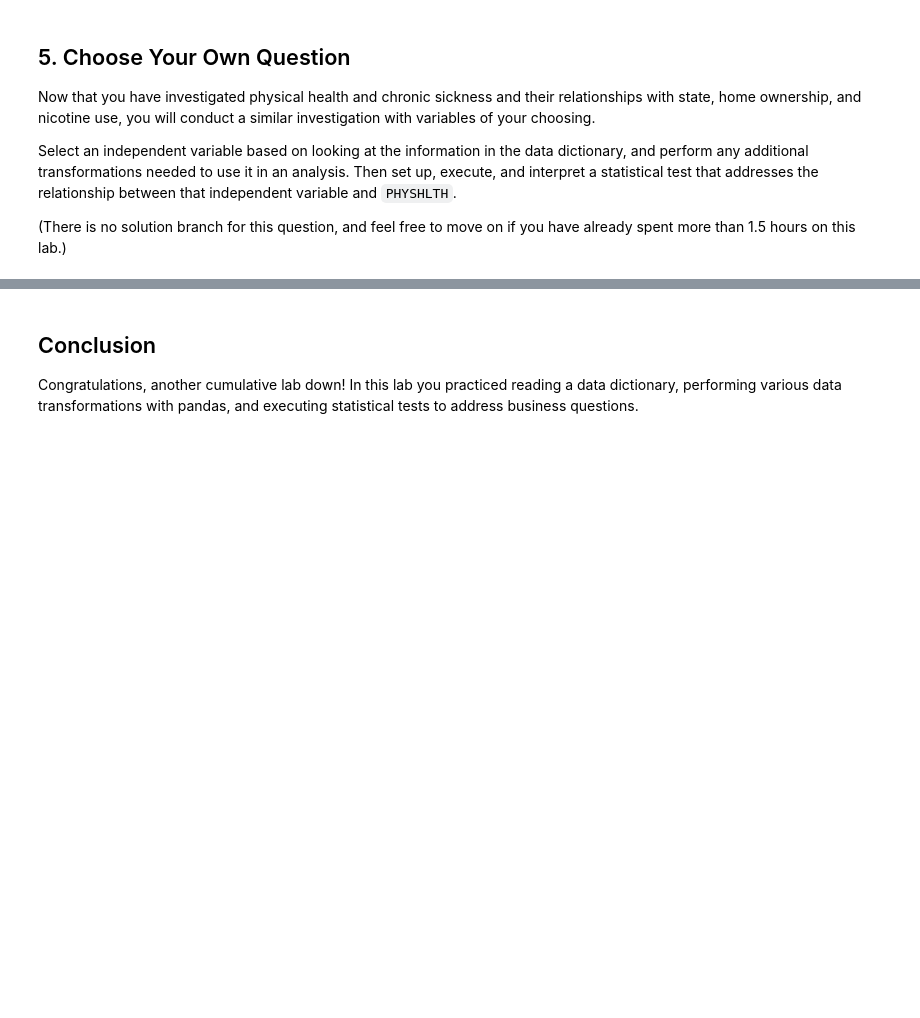
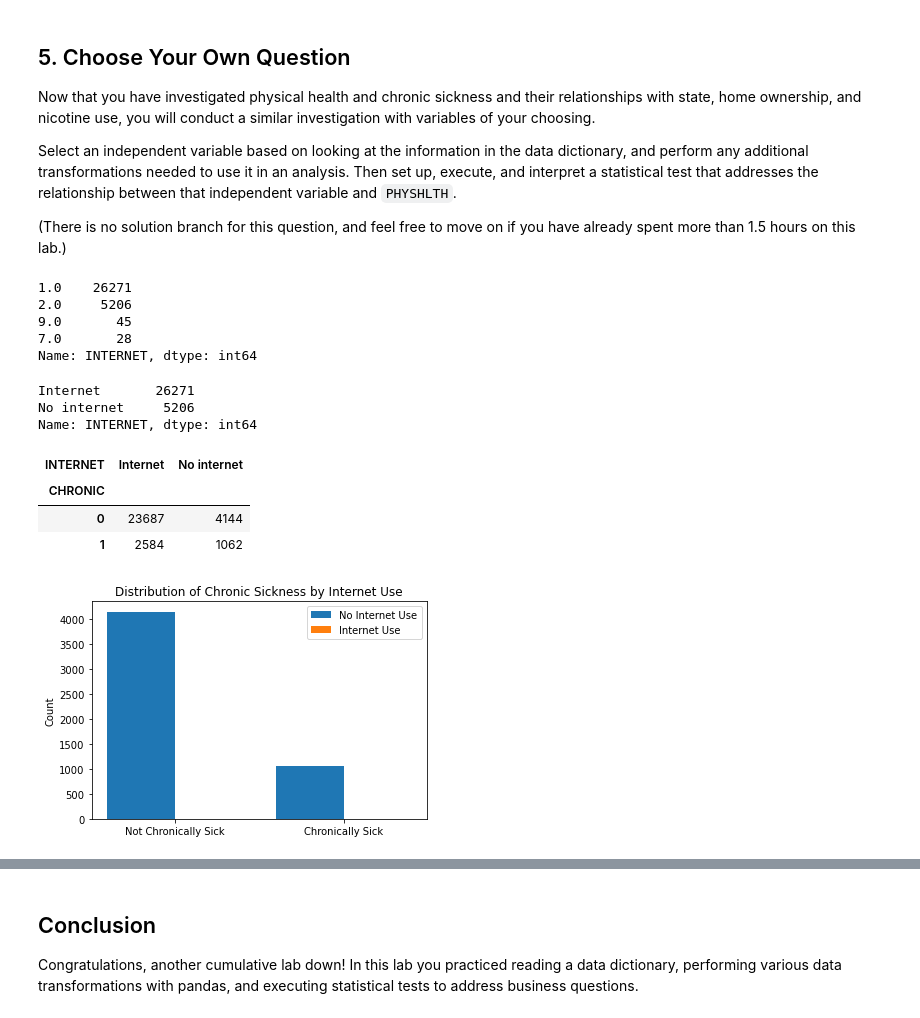
Before and after one commit to Gesh901/dsc-hypothesis-testing-lab, a Jupyter notebook: index.ipynb, the cells around one changed output, grey strips where cells are left out. Saved outputs shown, nothing was run; the diff lists cells and outputs as text; code cells hidden in the pictures; blank space fills up the shorter version.

```diff
--- a/index.ipynb
+++ b/index.ipynb
@@ -571,0 +580,71 @@ Select an independent variable based on looking at the information in the data d
+# %%
+# Your code here (create additional cells as needed)
+
+"""
+Describe the Relationship between Chronic Illness and Internet use
+
+This time, we want to categorize respondents by internet usage: specifically, we'll look at
+whether or not they access the internet in the past 30 days.
+
+Once again, this will require some data preparation. The variable of interest is contained in the INTERNET column. Currently the values look like this:
+
+"""
+
+df["INTERNET"].value_counts()
+# %% [output]
+1.0    26271
+2.0     5206
+9.0       45
+7.0       28
+Name: INTERNET, dtype: int64
+# %%
+"""In the cell below, modify df so that we have dropped all records where the INTERNET value label
+is neither Yes nor No, and we have replaced the numeric codes with `Internet` and `No Internet` respectively. """
+
+#filter all the unknown entries in the "INTERNET" column
+filt_3 = (df["INTERNET"] == 7.0) | (df["INTERNET"] == 9.0)
+
+# Code to remove the unknown entries in the RENTHOM1 column
+df = df.drop(index = df[filt_3].index)
+
+
+internet_mapping = {1.0: "Internet", 2.0: "No internet"}
+
+df = df.replace({"INTERNET": internet_mapping})
+
+df["INTERNET"].value_counts()
+# %% [output]
+Internet       26271
+No internet     5206
+Name: INTERNET, dtype: int64
+# %%
+#Generate the contigency table of the two categorical variables to dislay their distributions
+
+contingency_table_2 = pd.crosstab(index=df["CHRONIC"], columns=df["INTERNET"])
+contingency_table_2
+# %% [output]
+| INTERNET | Internet | No internet |
+| CHRONIC |  |  |
+| 0 | 23687 | 4144 |
+| 1 | 2584 | 1062 |
+# %%
+no_internet_use = df.loc[df["INTERNET"] == "No internet", "CHRONIC"]
+internet_use = df.loc[df["NICOTINE_USE"] == "Internet", "CHRONIC"]
+
+fig, ax = plt.subplots()
+
+ax.hist(
+    x=[no_internet_use, internet_use],
+    label=["No Internet Use", "Internet Use"],
+    bins=[0,1,2],
+    align="left"
+)
+
+ax.set_ylabel("Count")
+ax.set_xticks([0,1])
+ax.set_xticklabels(["Not Chronically Sick", "Chronically Sick"])
+ax.set_title("Distribution of Chronic Sickness by Internet Use")
+
+ax.legend();
+# %% [output]
+[figure, added]
```
Also changed, not shown: parts of 13 cells of this notebook.
